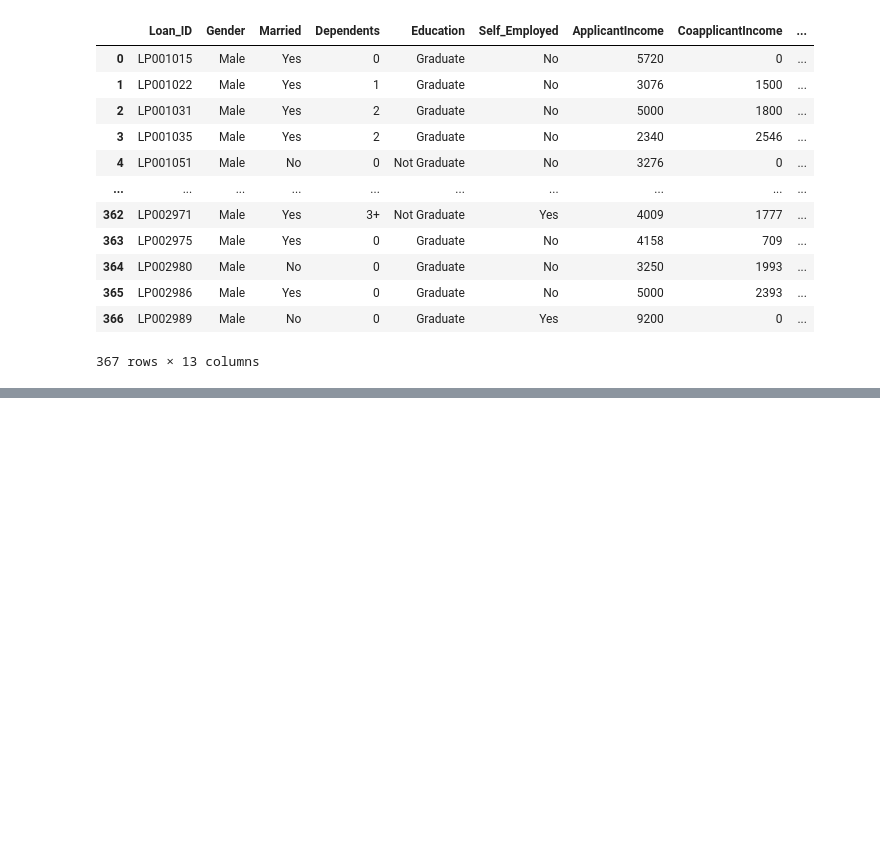
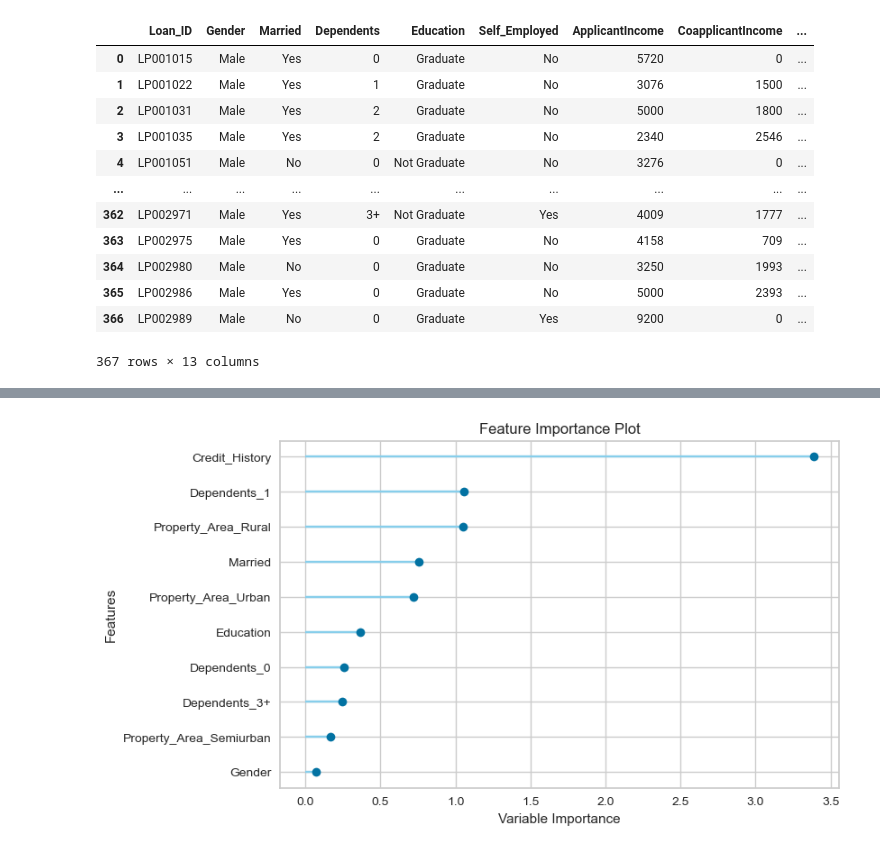
Before and after one commit to andrew-voortman/ML_Loan_Prediction_Model, a Jupyter notebook: luke_test_files/a.ipynb, the cells around one changed output, grey strips where cells are left out. Saved outputs shown, nothing was run; the diff lists cells and outputs as text; code cells hidden in the pictures; blank space fills up the shorter version.

```diff
--- a/luke_test_files/a.ipynb
+++ b/luke_test_files/a.ipynb
@@ -215,0 +311,3 @@ ValueError: invalid literal for int() with base 10: 'Y'
+# %%
+plot_model(tuned_model, plot = 'feature')
+# %% [output]
@@ -215,0 +315 @@ ValueError: invalid literal for int() with base 10: 'Y'
+[figure, added]
```
Also changed, not shown: parts of 34 cells of this notebook.
